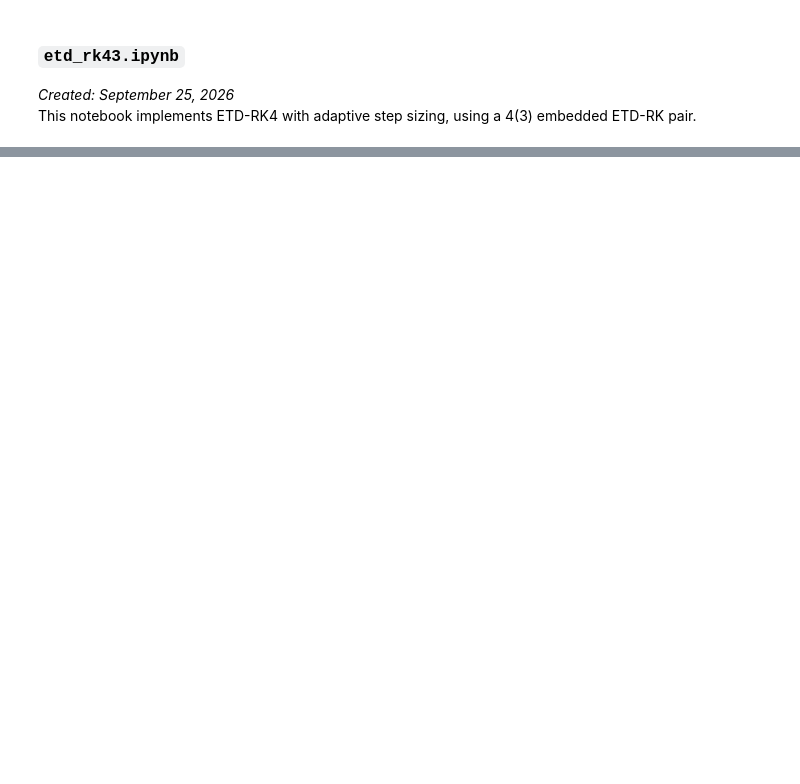
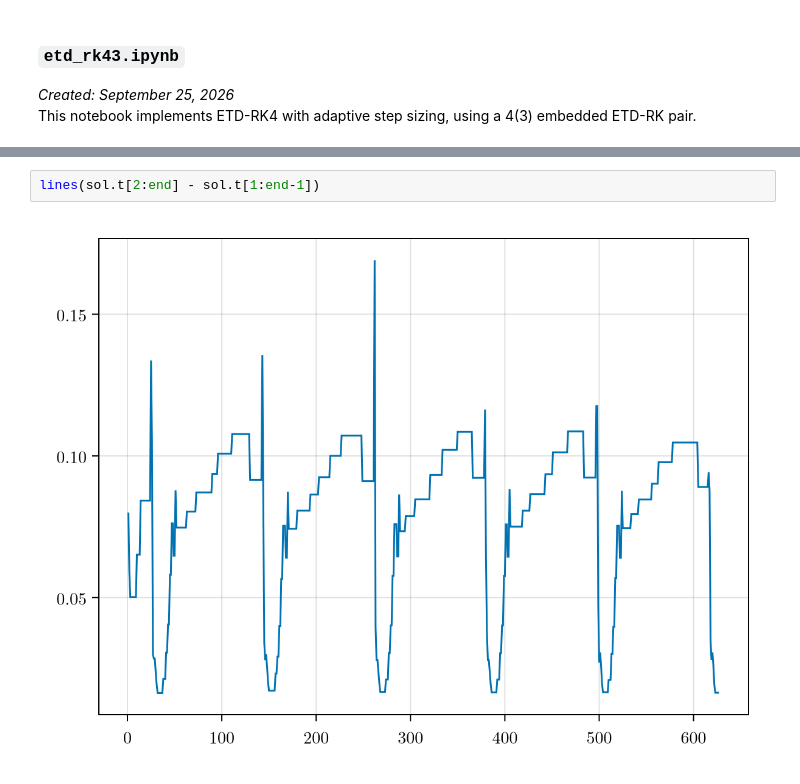
Before and after one commit to MichaelBarmann/diff-eq-tools, a Jupyter notebook: src/ode_tools/solvers/etd/etd_rk43.ipynb, the cells around one changed output, grey strips where cells are left out. Saved outputs shown, nothing was run; the diff lists cells and outputs as text; blank space fills up the shorter version.

```diff
--- a/src/ode_tools/solvers/etd/etd_rk43.ipynb
+++ b/src/ode_tools/solvers/etd/etd_rk43.ipynb
@@ -260,0 +277,4 @@ LoadError: type ETDRK43Cache has no field u_third_order
+# %%
+lines(sol.t[2:end] - sol.t[1:end-1])
+# %% [output]
+[figure, added]
```
Also changed, not shown: parts of 17 cells of this notebook, 2 other files.
